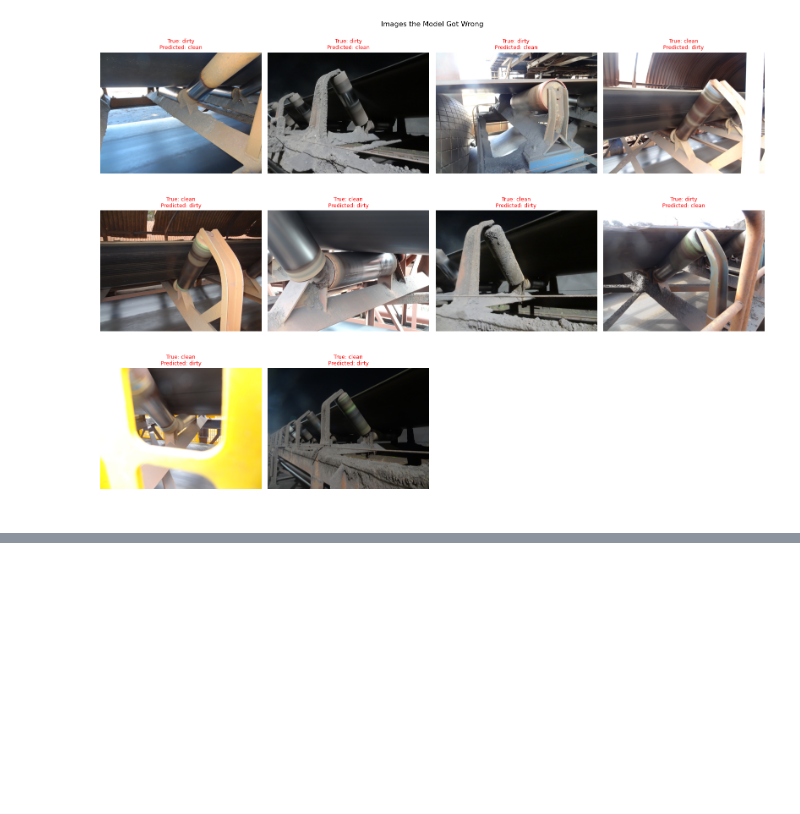
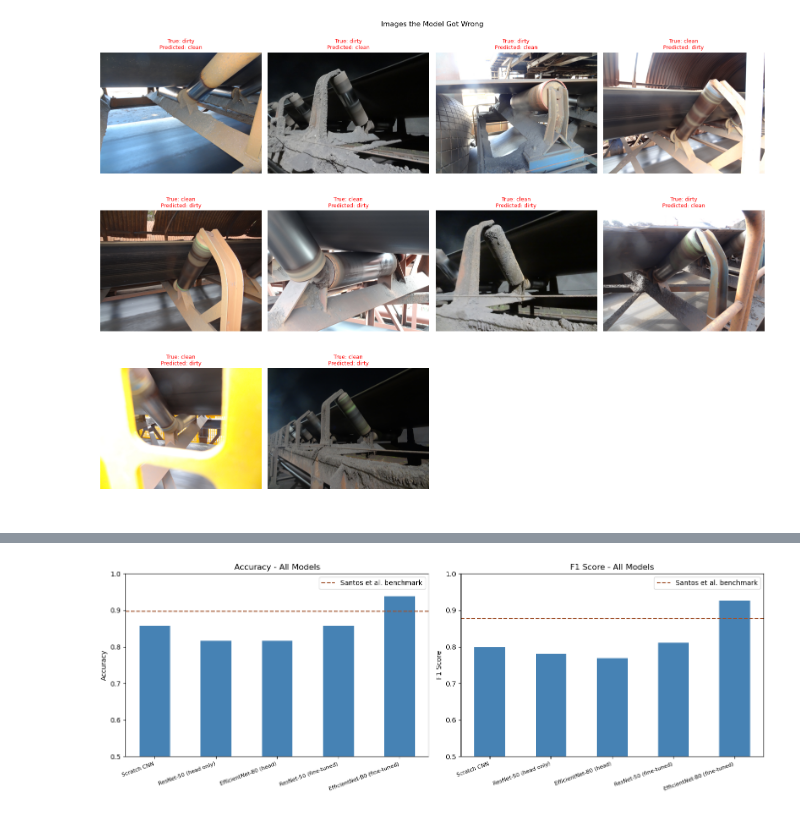
Before and after one commit to ErickChauke/conveyor-dirt-detection, a Jupyter notebook: notebook.ipynb, the cells around one changed output, grey strips where cells are left out. Cells and saved outputs as stored; diff of their text form; code cells hidden in the pictures; blank space fills up the shorter version.

Commit message:
add model comparison table and bar charts for all five models

```diff
--- a/notebook.ipynb
+++ b/notebook.ipynb
@@ -891,0 +907,86 @@ Total wrong predictions: 10 out of 49
+# %%
+def evaluate_model(model, loader):
+    """Run a model on a dataloader and return accuracy and F1 score."""
+    model.eval()
+    preds, true = [], []
+
+    with torch.no_grad():
+        for images, labels in loader:
+            images, labels = images.to(device), labels.to(device)
+            outputs = model(images)
+            preds.extend(outputs.argmax(1).cpu().tolist())
+            true.extend(labels.cpu().tolist())
+
+    return accuracy_score(true, preds), f1_score(true, preds)
+
+
+# Load each saved checkpoint and evaluate on the test set
+scratch_eval = ScratchCNN().to(device)
+scratch_eval.load_state_dict(torch.load("outputs/scratch.pth", map_location=device))
+
+resnet_head_eval = build_pretrained_model("resnet50")
+resnet_head_eval.load_state_dict(torch.load("outputs/resnet50_head.pth", map_location=device))
+
+efficientnet_head_eval = build_pretrained_model("efficientnet_b0")
+efficientnet_head_eval.load_state_dict(torch.load("outputs/efficientnet_b0_head.pth", map_location=device))
+
+resnet_ft_eval = build_pretrained_model("resnet50")
+resnet_ft_eval.load_state_dict(torch.load("outputs/resnet50_finetuned.pth", map_location=device))
+
+efficientnet_ft_eval = build_pretrained_model("efficientnet_b0")
+efficientnet_ft_eval.load_state_dict(torch.load("outputs/efficientnet_b0_finetuned.pth", map_location=device))
+
+# Collect results for all five models
+models = {
+    "Scratch CNN":              scratch_eval,
+    "ResNet-50 (head only)":    resnet_head_eval,
+    "EfficientNet-B0 (head)":   efficientnet_head_eval,
+    "ResNet-50 (fine-tuned)":   resnet_ft_eval,
+    "EfficientNet-B0 (fine-tuned)": efficientnet_ft_eval,
+}
+
+print("=" * 55)
+print(f"  {'Model':<30} {'Accuracy':>8} {'F1 Score':>10}")
+print("-" * 55)
+
+results = {}
+for name, model in models.items():
+    acc, f1 = evaluate_model(model, test_loader)
+    results[name] = {"accuracy": acc, "f1": f1}
+    print(f"  {name:<30} {acc:>8.4f} {f1:>10.4f}")
+
+print("-" * 55)
+print(f"  {'Santos et al. (2020)':<30} {'0.8975':>8} {'0.8773':>10}")
+print("=" * 55)
+
+# Bar chart comparing all five models on accuracy
+names  = list(results.keys())
+accs   = [results[n]["accuracy"] for n in names]
+f1s    = [results[n]["f1"] for n in names]
+
+x = range(len(names))
+fig, axes = plt.subplots(1, 2, figsize=(14, 5))
+
+# Accuracy chart
+axes[0].bar(x, accs, color="steelblue", width=0.5)
+axes[0].axhline(y=0.8975, color="sienna", linestyle="--", label="Santos et al. benchmark")
+axes[0].set_xticks(list(x))
+axes[0].set_xticklabels(names, rotation=20, ha="right", fontsize=8)
+axes[0].set_ylim(0.5, 1.0)
+axes[0].set_title("Accuracy - All Models")
+axes[0].set_ylabel("Accuracy")
+axes[0].legend()
+
+# F1 chart
+axes[1].bar(x, f1s, color="steelblue", width=0.5)
+axes[1].axhline(y=0.8773, color="sienna", linestyle="--", label="Santos et al. benchmark")
+axes[1].set_xticks(list(x))
+axes[1].set_xticklabels(names, rotation=20, ha="right", fontsize=8)
+axes[1].set_ylim(0.5, 1.0)
+axes[1].set_title("F1 Score - All Models")
+axes[1].set_ylabel("F1 Score")
+axes[1].legend()
+
+plt.tight_layout()
+plt.show()
+# %% [output]
@@ -891,0 +1004 @@ Total wrong predictions: 10 out of 49
+[figure, added]
```
Also changed, not shown: parts of 2 cells of this notebook.
